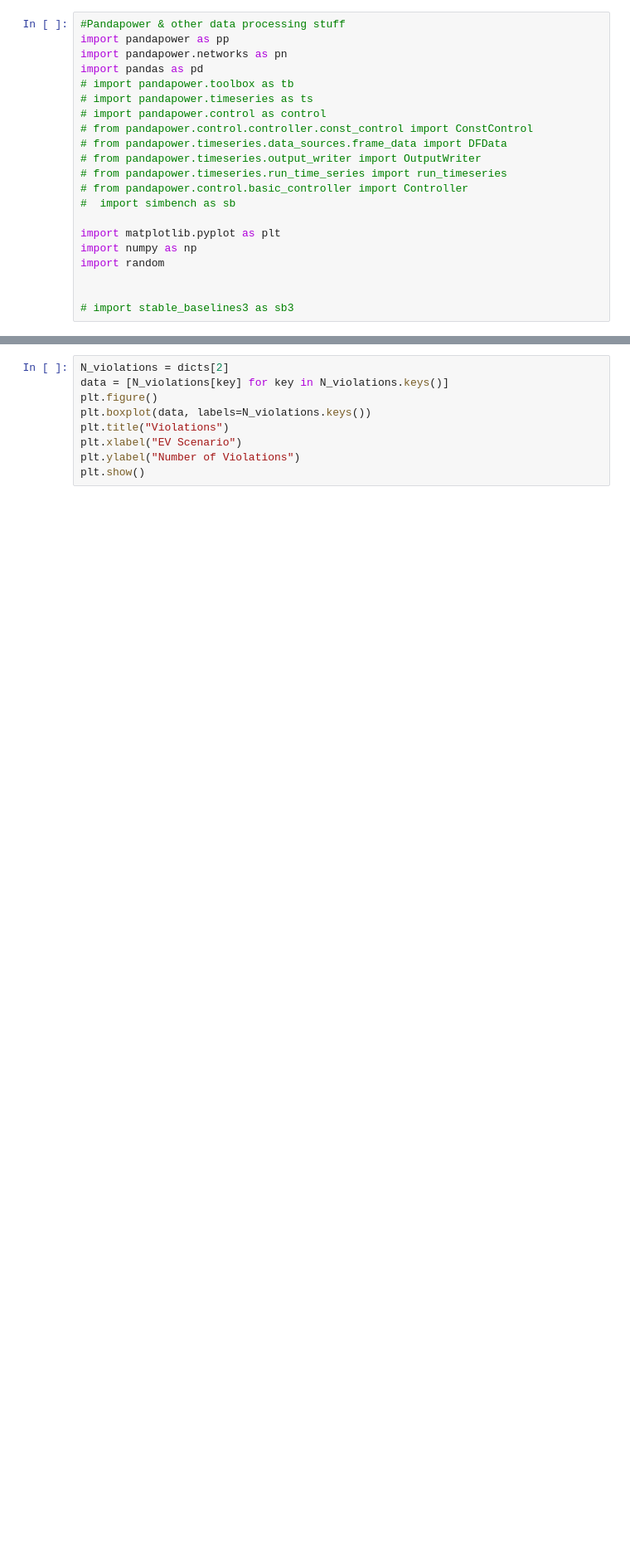
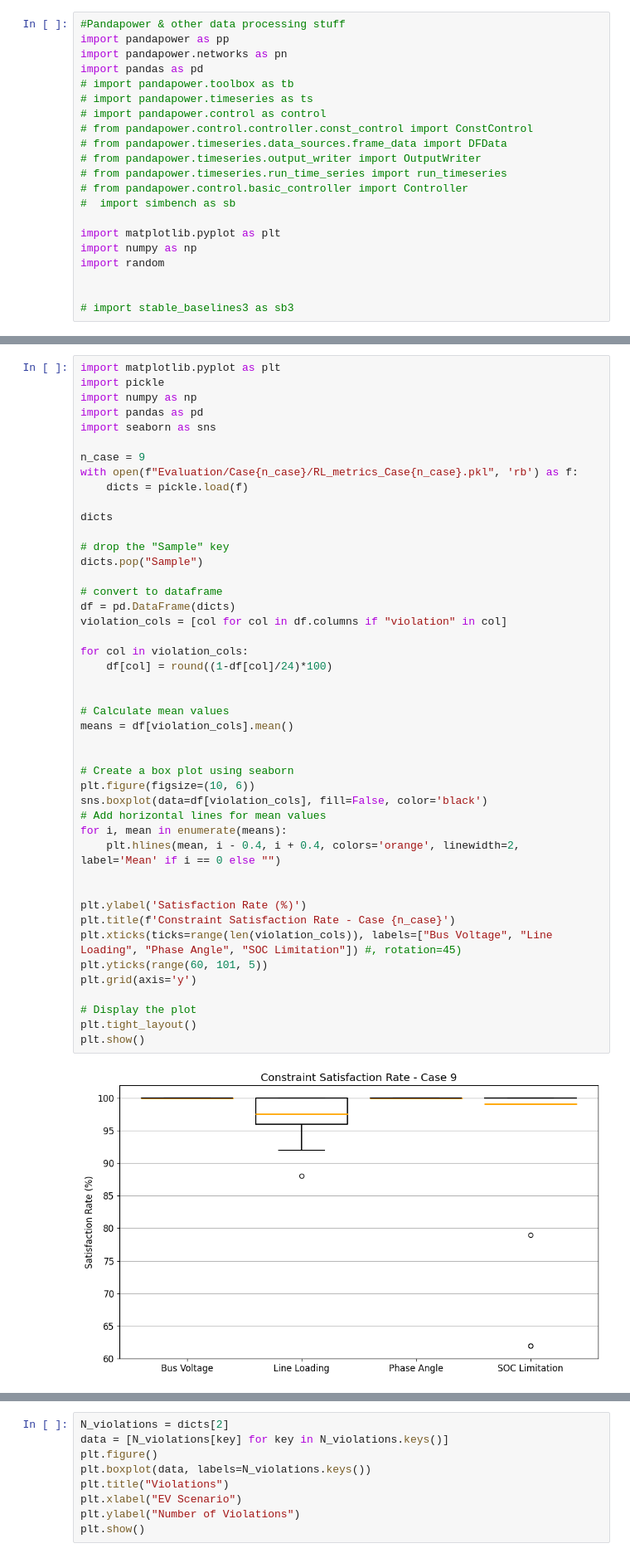
Before and after one commit to chialingyang7718/RL_OPF_EVaware, a Jupyter notebook: test_code.ipynb, the cells around one changed output, grey strips where cells are left out. Shown at 83% size. Saved outputs shown, nothing was run; the diff lists cells and outputs as text; blank space fills up the shorter version.

```diff
--- a/test_code.ipynb
+++ b/test_code.ipynb
@@ -73,0 +88,47 @@ plt.show()
+# %%
+import matplotlib.pyplot as plt
+import pickle
+import numpy as np
+import pandas as pd
+import seaborn as sns
+
+n_case = 9
+with open(f"Evaluation/Case{n_case}/RL_metrics_Case{n_case}.pkl", 'rb') as f:
+    dicts = pickle.load(f)
+
+dicts
+
+# drop the "Sample" key
+dicts.pop("Sample")
+
+# convert to dataframe
+df = pd.DataFrame(dicts)
+violation_cols = [col for col in df.columns if "violation" in col]
+
+for col in violation_cols:
+    df[col] = round((1-df[col]/24)*100)
+
+
+# Calculate mean values
+means = df[violation_cols].mean()
+
+
+# Create a box plot using seaborn
+plt.figure(figsize=(10, 6))
+sns.boxplot(data=df[violation_cols], fill=False, color='black')
+# Add horizontal lines for mean values
+for i, mean in enumerate(means):
+    plt.hlines(mean, i - 0.4, i + 0.4, colors='orange', linewidth=2, label='Mean' if i == 0 else "")
+
+
+plt.ylabel('Satisfaction Rate (%)')
+plt.title(f'Constraint Satisfaction Rate - Case {n_case}')
+plt.xticks(ticks=range(len(violation_cols)), labels=["Bus Voltage", "Line Loading", "Phase Angle", "SOC Limitation"]) #, rotation=45)
+plt.yticks(range(60, 101, 5))
+plt.grid(axis='y')
+
+# Display the plot
+plt.tight_layout()
+plt.show()
+# %% [output]
+[figure, added]
```
Also changed, not shown: parts of 8 cells of this notebook, 1 other file.
